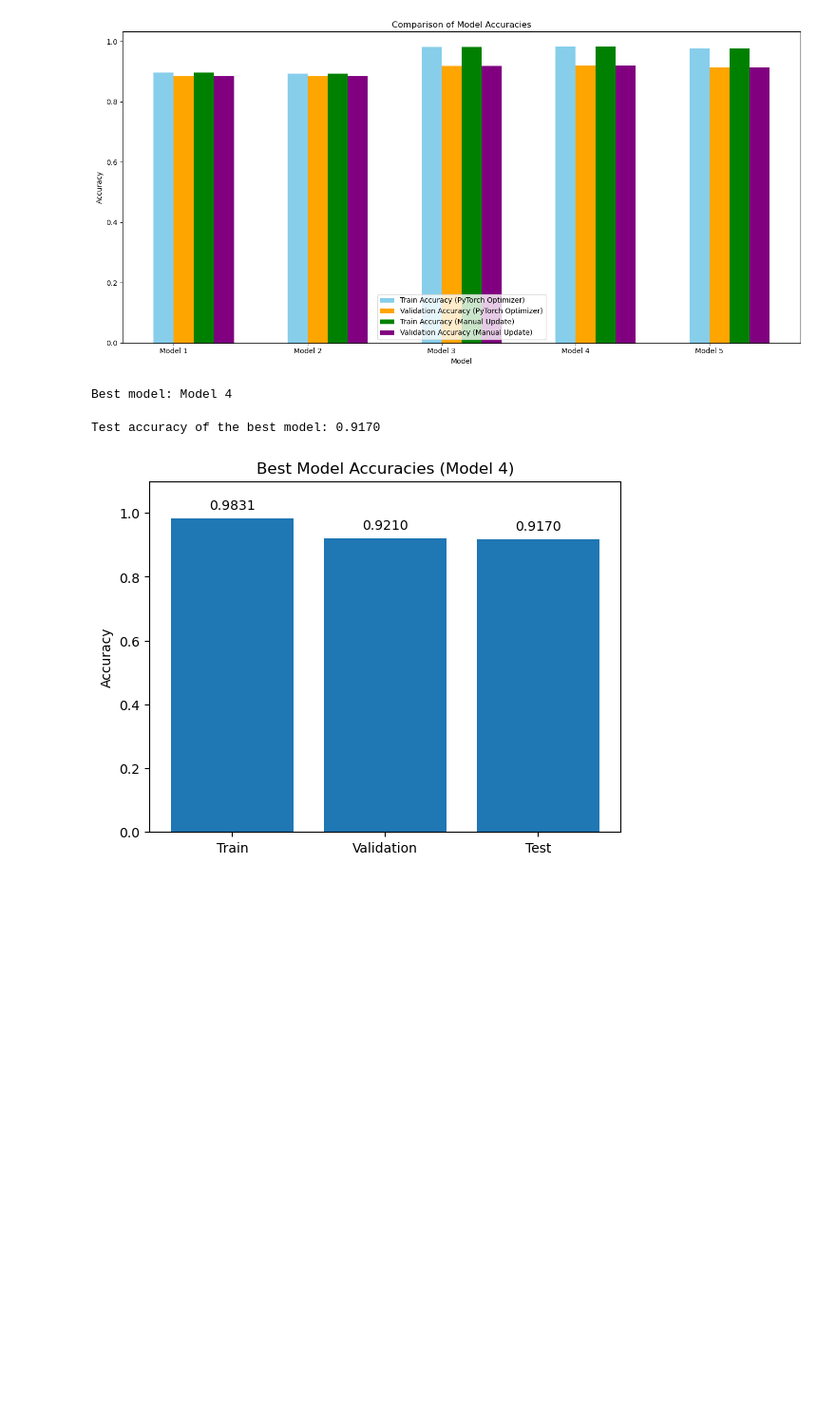
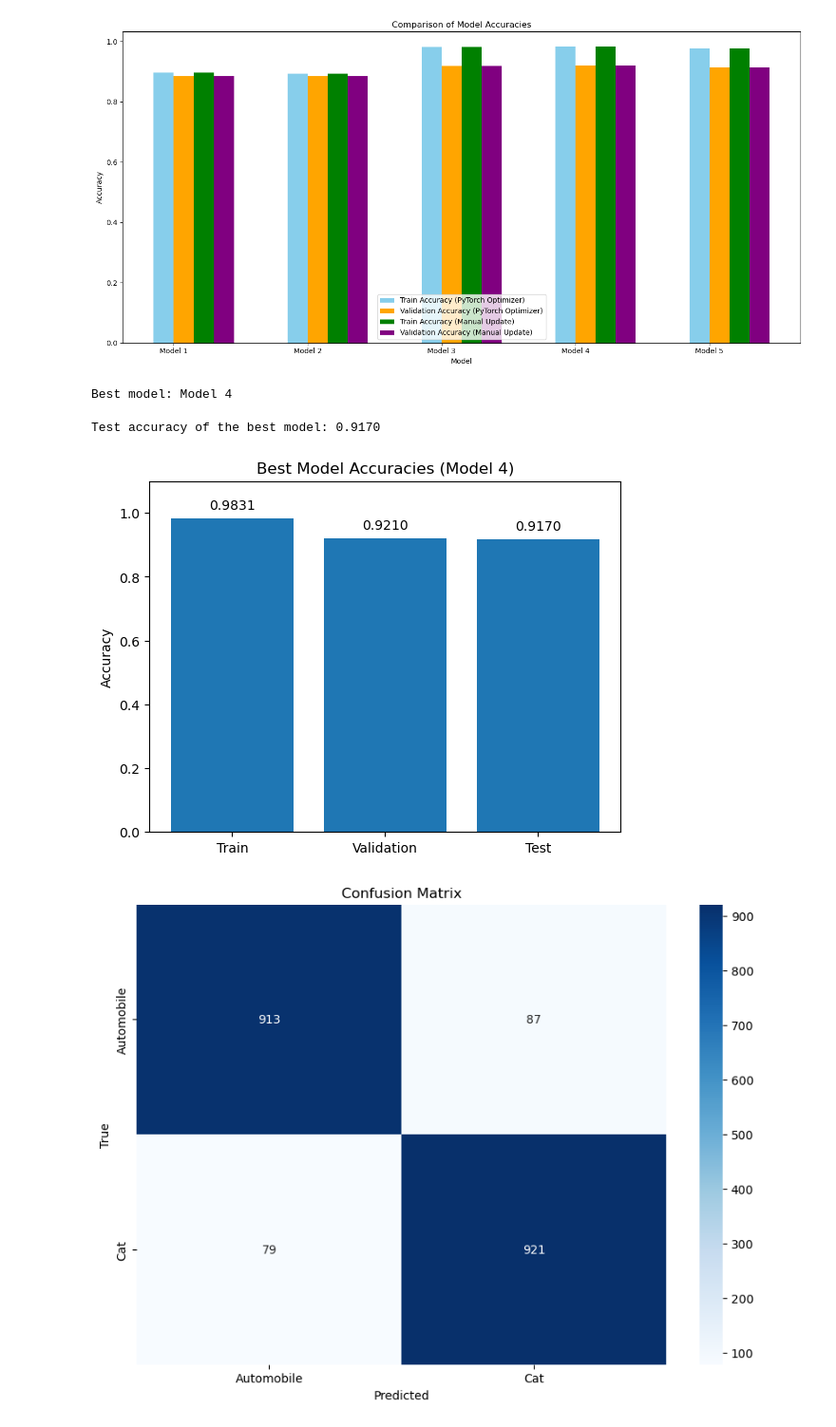
Before and after one commit to FieBergli/Deeplearning_project1, a Jupyter notebook: gradient_descent.ipynb, the cells around one changed output. Shown at 95% size. Cells and saved outputs as stored; diff of their text form; code cells hidden in the pictures; blank space fills up the shorter version.

Commit message:
added a confusion-matrix, removed some unused code, added a couple describing comments

```diff
--- a/gradient_descent.ipynb
+++ b/gradient_descent.ipynb
@@ -225,7 +211,8 @@ def train(optimizer, model, loss_fn, train_loader, n_epochs = 10):
         train_losses.append(train_loss)
 
         if (epoch) == 1 or (epoch) % 5 == 0:
-            print(f"(manual train) | Epoch {epoch} / {n_epochs} | Training Loss: {train_loss:.5f}")
+            now = datetime.now()
+            print(f"{now}  (manual train) | Epoch {epoch} / {n_epochs} | Training Loss: {train_loss:.5f}")
 
     return train_losses
 # %% [markdown]
@@ -266,7 +253,8 @@ def train_manual_update(model, loss_fn, train_loader, lr=1e-2, momentum_coeff=0.
         train_losses.append(train_loss)
 
         if (epoch) == 1 or (epoch) % 5 == 0:
-            print(f"(manual train) | Epoch {epoch} / {n_epochs} | Training Loss: {train_loss:.5f}")
+            now = datetime.now()
+            print(f"{now}  (manual train) | Epoch {epoch} / {n_epochs} | Training Loss: {train_loss:.5f}")
 
     return train_losses
 # %%
@@ -603,3 +591,31 @@ plt.title(f'Best Model Accuracies ({best_model_name})')
 plt.show()
 # %% [output]
 [figure]
+# %%
+from sklearn.metrics import confusion_matrix
+import seaborn as sns
+
+# Get predictions and true labels
+all_preds = []
+all_labels = []
+
+best_model.eval()
+with torch.no_grad():
+    for images, labels in test_loader:
+        outputs = best_model(images)
+        preds = torch.argmax(outputs, dim=1)
+        all_preds.extend(preds.numpy())
+        all_labels.extend(labels.numpy())
+
+# Compute confusion matrix
+cm = confusion_matrix(all_labels, all_preds)
+
+# Plot confusion matrix
+plt.figure(figsize=(10, 7))
+sns.heatmap(cm, annot=True, fmt='d', cmap='Blues', xticklabels=['Automobile', 'Cat'], yticklabels=['Automobile', 'Cat'])
+plt.xlabel('Predicted')
+plt.ylabel('True')
+plt.title('Confusion Matrix')
+plt.show()
+# %% [output]
+[figure, added]
```
Also changed, not shown: parts of 11 cells of this notebook.
